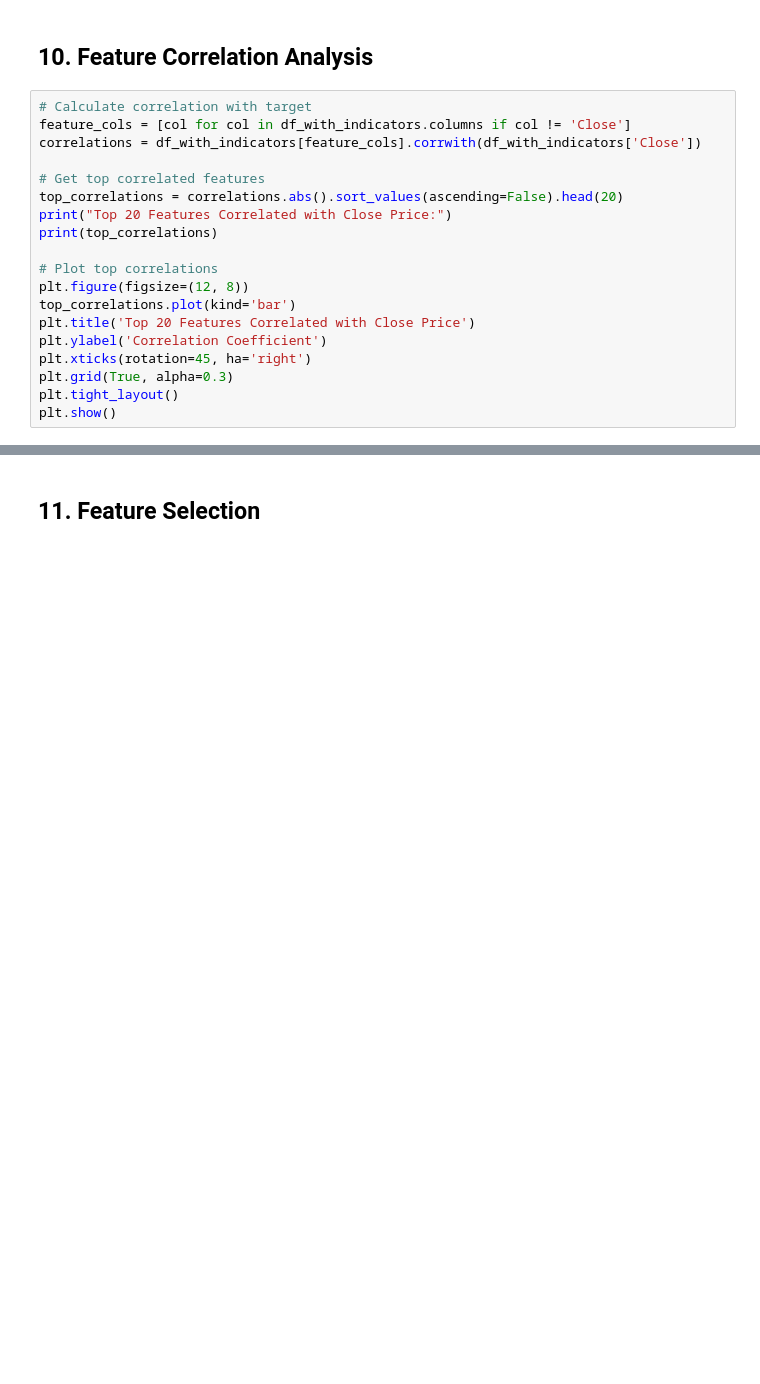
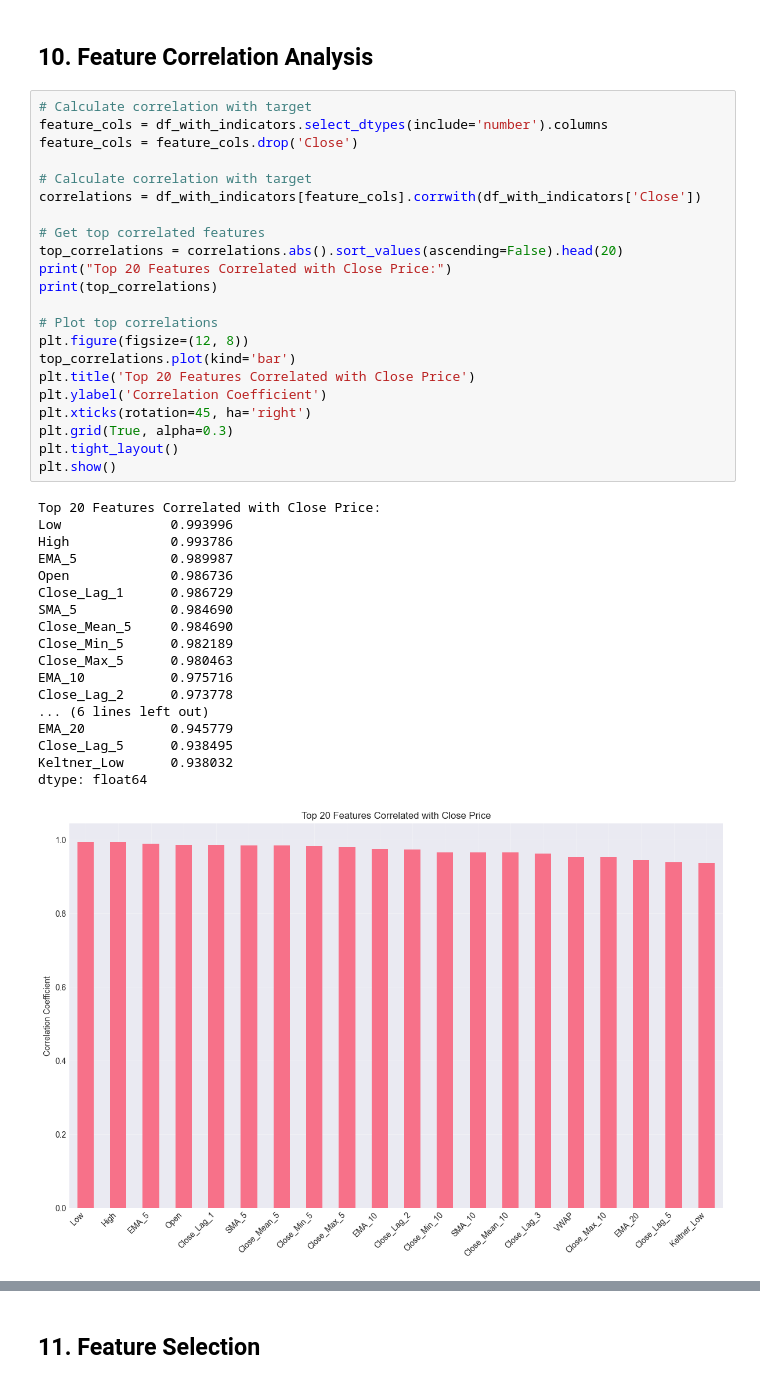
Before and after one commit to Tushar-Siddik/crypto_forecasting, a Jupyter notebook: notebooks/02_feature_engineering.ipynb, the cells around one changed output, grey strips where cells are left out. Saved outputs shown, nothing was run; the diff lists cells and outputs as text; blank space fills up the shorter version.

```diff
--- a/notebooks/02_feature_engineering.ipynb
+++ b/notebooks/02_feature_engineering.ipynb
@@ -337,23 +445,45 @@ plt.show()
 ## 10. Feature Correlation Analysis
 # %%
 # Calculate correlation with target
-feature_cols = [col for col in df_with_indicators.columns if col != 'Close']
+feature_cols = df_with_indicators.select_dtypes(include='number').columns
+feature_cols = feature_cols.drop('Close')
+
+# Calculate correlation with target
 correlations = df_with_indicators[feature_cols].corrwith(df_with_indicators['Close'])
 
 # Get top correlated features
 top_correlations = correlations.abs().sort_values(ascending=False).head(20)
 print("Top 20 Features Correlated with Close Price:")
 print(top_correlations)
 
 # Plot top correlations
 plt.figure(figsize=(12, 8))
 top_correlations.plot(kind='bar')
 plt.title('Top 20 Features Correlated with Close Price')
 plt.ylabel('Correlation Coefficient')
 plt.xticks(rotation=45, ha='right')
 plt.grid(True, alpha=0.3)
 plt.tight_layout()
 plt.show()
+# %% [output]
+Top 20 Features Correlated with Close Price:
+Low              0.993996
+High             0.993786
+EMA_5            0.989987
+Open             0.986736
+Close_Lag_1      0.986729
+SMA_5            0.984690
+Close_Mean_5     0.984690
+Close_Min_5      0.982189
+Close_Max_5      0.980463
+EMA_10           0.975716
+Close_Lag_2      0.973778
+... (6 lines left out)
+EMA_20           0.945779
+Close_Lag_5      0.938495
+Keltner_Low      0.938032
+dtype: float64
+[figure, added]
 # %%
 # Create correlation heatmap for top features
 top_features = top_correlations.index.tolist()
```
Also changed, not shown: parts of 21 cells of this notebook.
